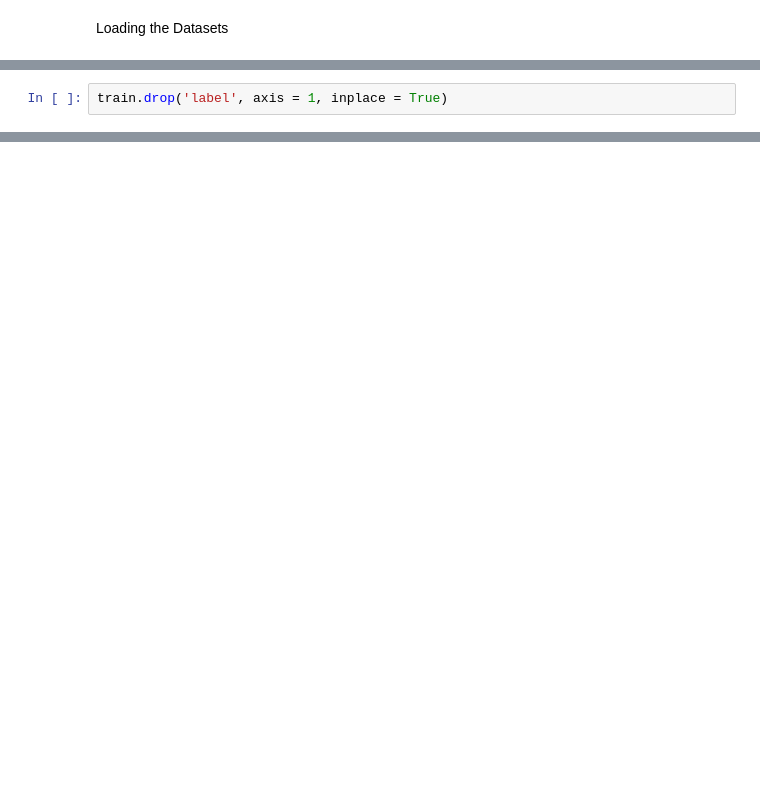
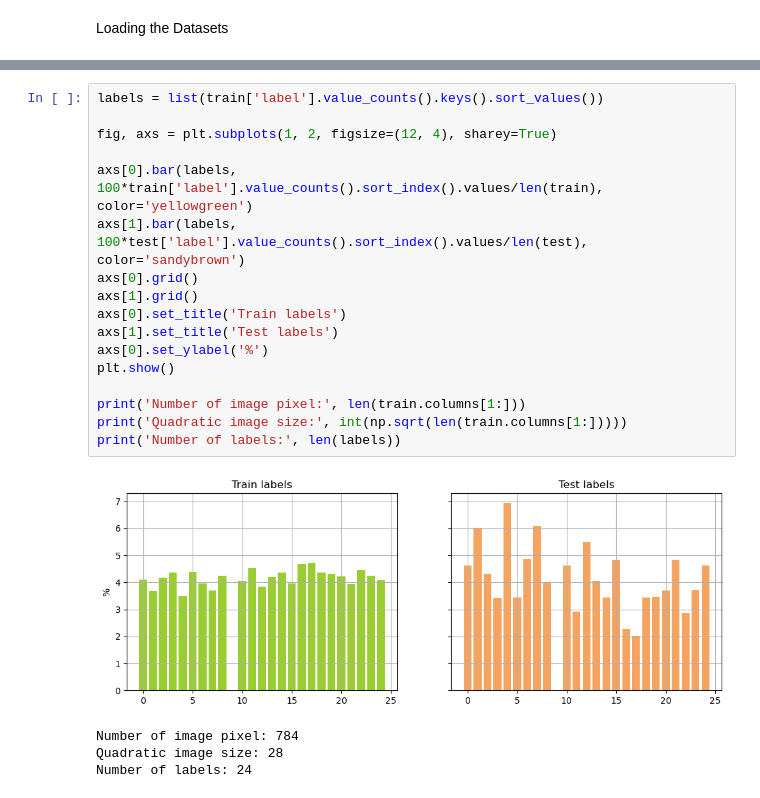
Before and after one commit to JordanRichard/Intro_AI, a Jupyter notebook: Project/project.ipynb, the cells around one changed output, grey strips where cells are left out. Saved outputs shown, nothing was run; the diff lists cells and outputs as text; blank space fills up the shorter version.

```diff
--- a/Project/project.ipynb
+++ b/Project/project.ipynb
@@ -38,2 +43,0 @@ Drop the label column from the data
-# %%
-train.drop('label', axis = 1, inplace = True)
@@ -100,0 +54,22 @@ The Model:
+# %%
+labels = list(train['label'].value_counts().keys().sort_values())
+
+fig, axs = plt.subplots(1, 2, figsize=(12, 4), sharey=True)
+
+axs[0].bar(labels, 100*train['label'].value_counts().sort_index().values/len(train), color='yellowgreen')
+axs[1].bar(labels, 100*test['label'].value_counts().sort_index().values/len(test), color='sandybrown')
+axs[0].grid()
+axs[1].grid()
+axs[0].set_title('Train labels')
+axs[1].set_title('Test labels')
+axs[0].set_ylabel('%')
+plt.show()
+
+print('Number of image pixel:', len(train.columns[1:]))
+print('Quadratic image size:', int(np.sqrt(len(train.columns[1:]))))
+print('Number of labels:', len(labels))
+# %% [output]
+[figure, added]
+Number of image pixel: 784
+Quadratic image size: 28
+Number of labels: 24
```
Also changed, not shown: parts of 19 cells of this notebook.
